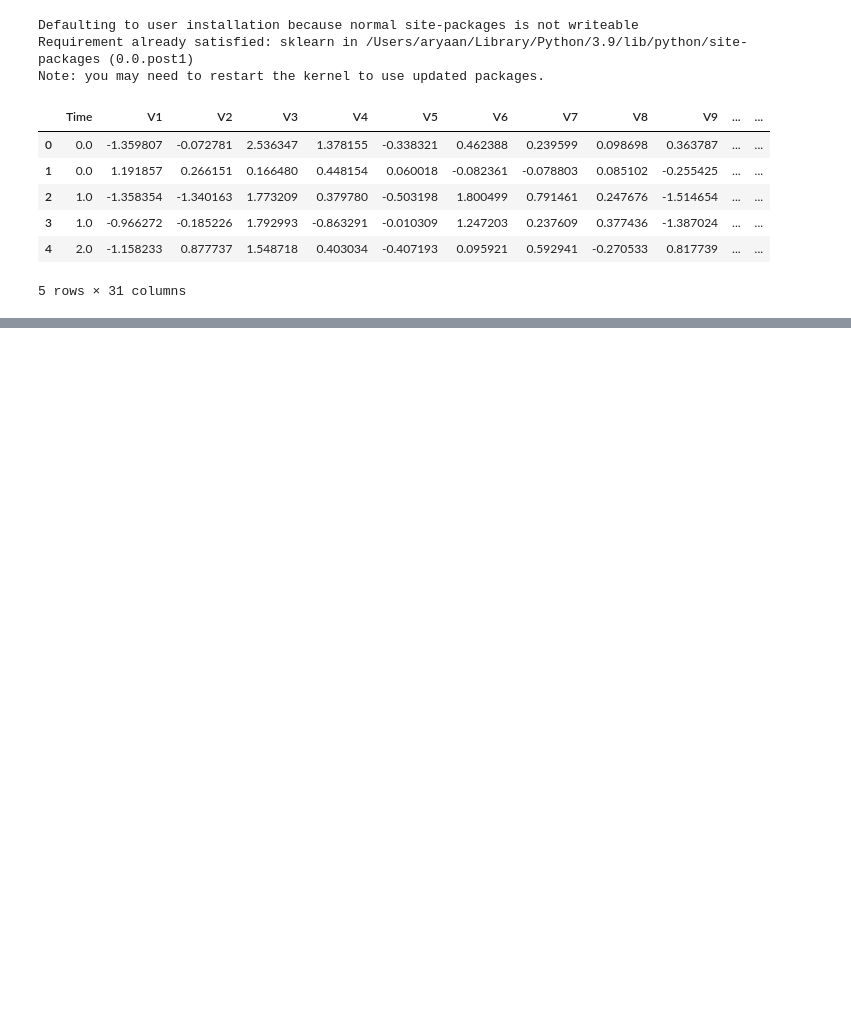
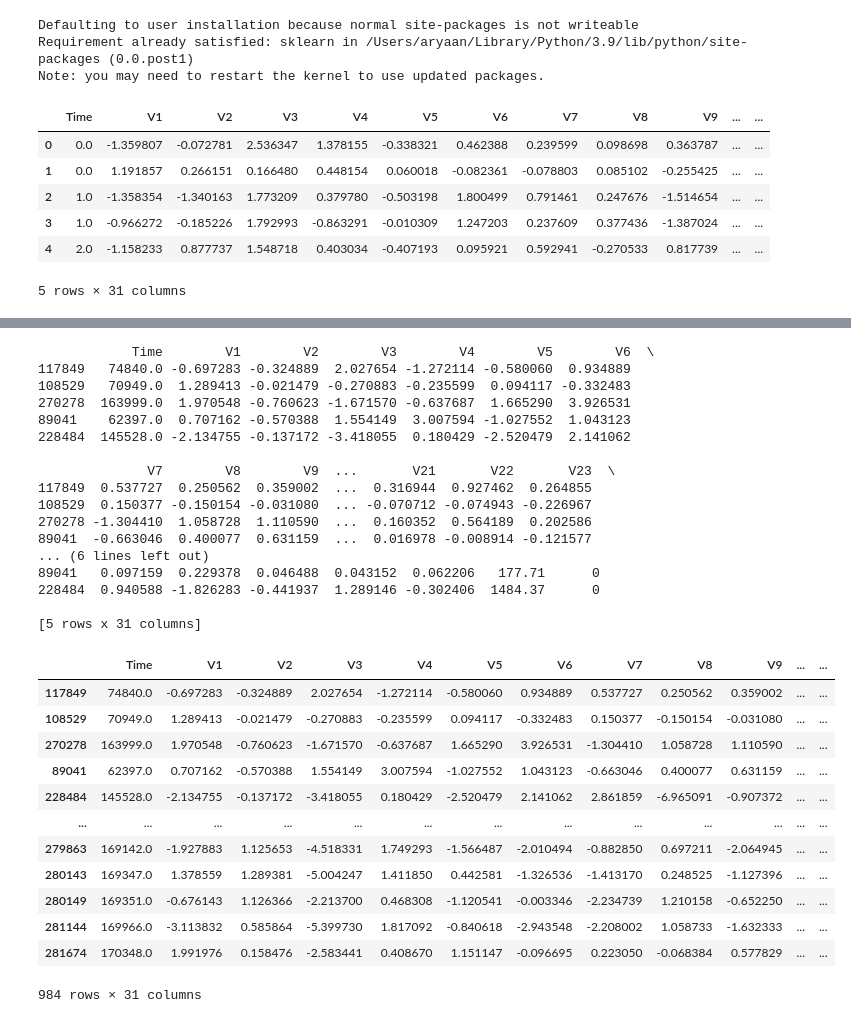
Before and after one commit to aryaan05/Credit_Card_Fraud, a Jupyter notebook: code.ipynb, the cells around one changed output, grey strips where cells are left out. Cells and saved outputs as stored; diff of their text form; code cells hidden in the pictures; blank space fills up the shorter version.

```diff
--- a/code.ipynb
+++ b/code.ipynb
@@ -23,0 +104,44 @@ data.head()
+# %%
+## Random sampling 492 legit transcations with that of fraudulent transactions
+
+legit_sample = legit_data.sample(492)
+
+## Concatenating the fraudulent transcations with legit samples
+
+new_data = pd.concat([legit_sample, fraudulent_data], axis = 0)
+
+
+print(new_data.head())
+
+new_data
+# %% [output]
+            Time        V1        V2        V3        V4        V5        V6  \
+117849   74840.0 -0.697283 -0.324889  2.027654 -1.272114 -0.580060  0.934889
+108529   70949.0  1.289413 -0.021479 -0.270883 -0.235599  0.094117 -0.332483
+270278  163999.0  1.970548 -0.760623 -1.671570 -0.637687  1.665290  3.926531
+89041    62397.0  0.707162 -0.570388  1.554149  3.007594 -1.027552  1.043123
+228484  145528.0 -2.134755 -0.137172 -3.418055  0.180429 -2.520479  2.141062
+
+              V7        V8        V9  ...       V21       V22       V23  \
+117849  0.537727  0.250562  0.359002  ...  0.316944  0.927462  0.264855
+108529  0.150377 -0.150154 -0.031080  ... -0.070712 -0.074943 -0.226967
+270278 -1.304410  1.058728  1.110590  ...  0.160352  0.564189  0.202586
+89041  -0.663046  0.400077  0.631159  ...  0.016978 -0.008914 -0.121577
+... (6 lines left out)
+89041   0.097159  0.229378  0.046488  0.043152  0.062206   177.71      0
+228484  0.940588 -1.826283 -0.441937  1.289146 -0.302406  1484.37      0
+
+[5 rows x 31 columns]
+|  | Time | V1 | V2 | V3 | V4 | V5 | V6 | V7 | V8 | V9 | ... | ... |
+| 117849 | 74840.0 | -0.697283 | -0.324889 | 2.027654 | -1.272114 | -0.580060 | 0.934889 | 0.537727 | 0.250562 | 0.359002 | ... | ... |
+| 108529 | 70949.0 | 1.289413 | -0.021479 | -0.270883 | -0.235599 | 0.094117 | -0.332483 | 0.150377 | -0.150154 | -0.031080 | ... | ... |
+| 270278 | 163999.0 | 1.970548 | -0.760623 | -1.671570 | -0.637687 | 1.665290 | 3.926531 | -1.304410 | 1.058728 | 1.110590 | ... | ... |
+| 89041 | 62397.0 | 0.707162 | -0.570388 | 1.554149 | 3.007594 | -1.027552 | 1.043123 | -0.663046 | 0.400077 | 0.631159 | ... | ... |
+| 228484 | 145528.0 | -2.134755 | -0.137172 | -3.418055 | 0.180429 | -2.520479 | 2.141062 | 2.861859 | -6.965091 | -0.907372 | ... | ... |
+| ... | ... | ... | ... | ... | ... | ... | ... | ... | ... | ... | ... | ... |
+| 279863 | 169142.0 | -1.927883 | 1.125653 | -4.518331 | 1.749293 | -1.566487 | -2.010494 | -0.882850 | 0.697211 | -2.064945 | ... | ... |
+| 280143 | 169347.0 | 1.378559 | 1.289381 | -5.004247 | 1.411850 | 0.442581 | -1.326536 | -1.413170 | 0.248525 | -1.127396 | ... | ... |
+| 280149 | 169351.0 | -0.676143 | 1.126366 | -2.213700 | 0.468308 | -1.120541 | -0.003346 | -2.234739 | 1.210158 | -0.652250 | ... | ... |
+| 281144 | 169966.0 | -3.113832 | 0.585864 | -5.399730 | 1.817092 | -0.840618 | -2.943548 | -2.208002 | 1.058733 | -1.632333 | ... | ... |
+| 281674 | 170348.0 | 1.991976 | 0.158476 | -2.583441 | 0.408670 | 1.151147 | -0.096695 | 0.223050 | -0.068384 | 0.577829 | ... | ... |
+984 rows × 31 columns
```
Also changed, not shown: parts of 8 cells of this notebook, 1 other file.
